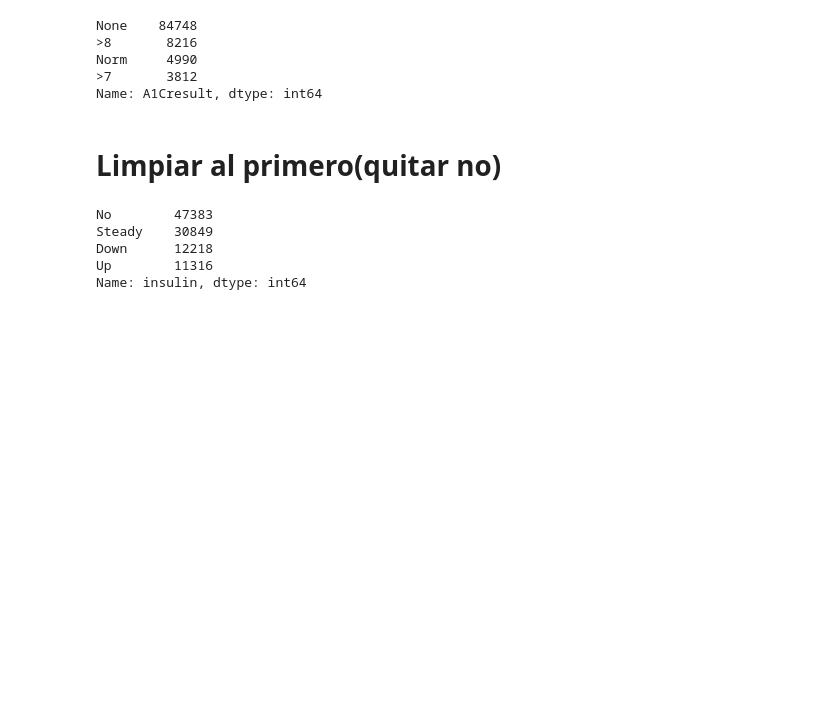
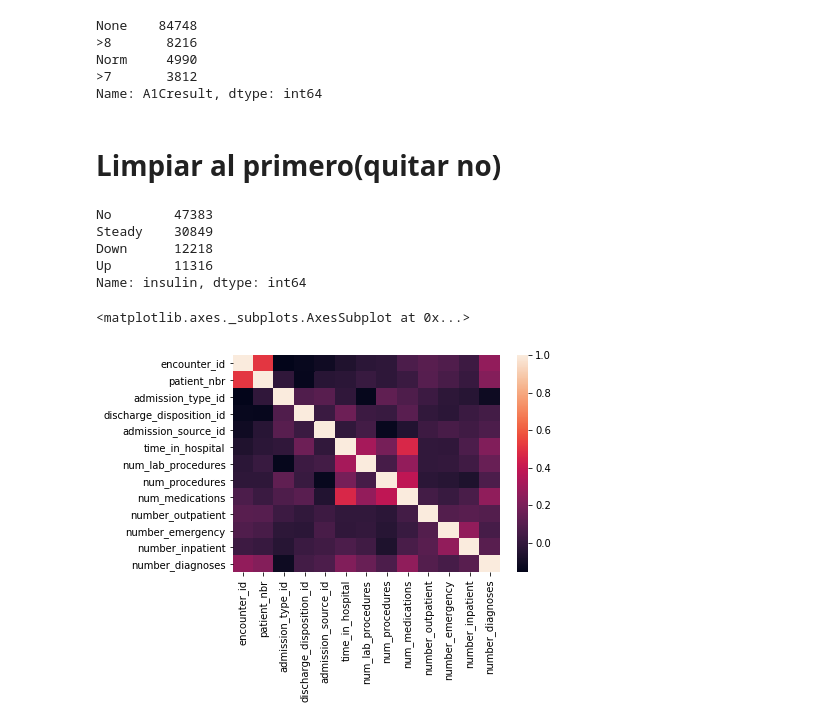
Before and after one commit to fabianlojo/Final, a Jupyter notebook: Cleaning Raw Data.ipynb, the cells around one changed output. Saved outputs shown, nothing was run; the diff lists cells and outputs as text; code cells hidden in the pictures; blank space fills up the shorter version.

```diff
--- a/Cleaning Raw Data.ipynb
+++ b/Cleaning Raw Data.ipynb
@@ -160,3 +160,10 @@ Steady    30849
 Down      12218
 Up        11316
 Name: insulin, dtype: int64
+# %%
+import seaborn as sns
+corr_matrix = df.corr()
+sns.heatmap(corr_matrix)
+# %% [output]
+<matplotlib.axes._subplots.AxesSubplot at 0x...>
+[figure, added]
```
Also changed, not shown: parts of 2 cells of this notebook.
